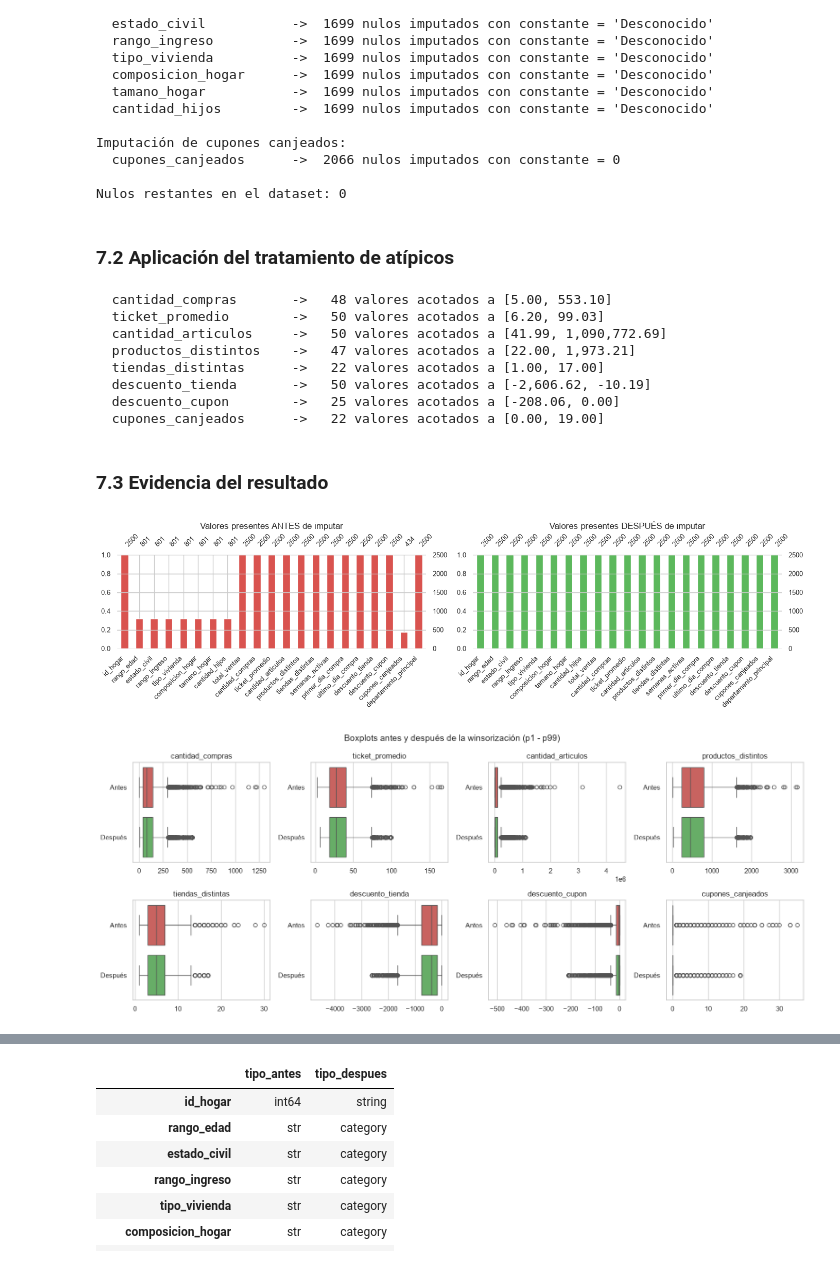
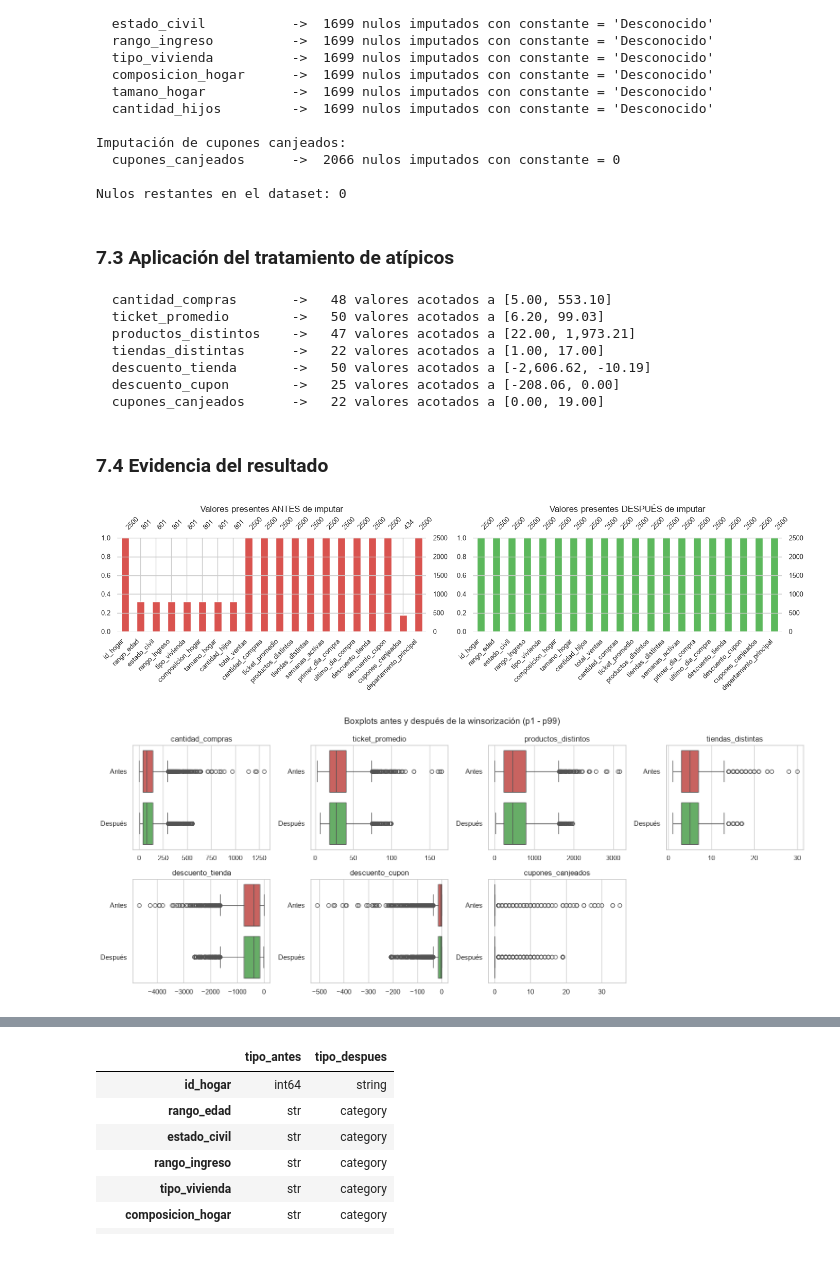
Before and after one commit to Eyner1/Laboratorio_4_Mineria_de_Datos_ISW_911_EDA_dataset_InvacomDW, a Jupyter notebook: lab4_IC2025.ipynb, the cells around one changed output, grey strips where cells are left out. Cells and saved outputs as stored; diff of their text form; code cells hidden in the pictures.

```diff
--- a/lab4_IC2025.ipynb
+++ b/lab4_IC2025.ipynb
@@ -587,0 +585,5 @@ def tratar_atipicos(datos, columnas, metodo="percentil", p_inf=0.01, p_sup=0.99,
+# %%
+df = df.drop(columns="cantidad_articulos")
+COLS_NUMERICAS = [col for col in COLS_NUMERICAS if col != "cantidad_articulos"]
+print("Variable retirada: cantidad_articulos (unidad no homogénea)")
+print(f"Hogares conservados: {len(df):,} | Columnas antes de imputar: {df.shape[1]}")
@@ -617,9 +622,9 @@ Imputación de cupones canjeados:
 
 Nulos restantes en el dataset: 0
 # %% [markdown]
-### 7.2 Aplicación del tratamiento de atípicos
+### 7.3 Aplicación del tratamiento de atípicos
 # %%
-COLS_ACOTAR = ["cantidad_compras", "ticket_promedio", "cantidad_articulos", "productos_distintos",
+COLS_ACOTAR = ["cantidad_compras", "ticket_promedio", "productos_distintos",
                "tiendas_distintas", "descuento_tienda", "descuento_cupon", "cupones_canjeados"]
 
 df_antes_atipicos = df.copy()
@@ -627,39 +632,44 @@ df = tratar_atipicos(df, COLS_ACOTAR, metodo="percentil", p_inf=0.01, p_sup=0.99
 # %% [output]
   cantidad_compras       ->   48 valores acotados a [5.00, 553.10]
   ticket_promedio        ->   50 valores acotados a [6.20, 99.03]
-  cantidad_articulos     ->   50 valores acotados a [41.99, 1,090,772.69]
   productos_distintos    ->   47 valores acotados a [22.00, 1,973.21]
   tiendas_distintas      ->   22 valores acotados a [1.00, 17.00]
   descuento_tienda       ->   50 valores acotados a [-2,606.62, -10.19]
   descuento_cupon        ->   25 valores acotados a [-208.06, 0.00]
   cupones_canjeados      ->   22 valores acotados a [0.00, 19.00]
 # %% [markdown]
-### 7.3 Evidencia del resultado
+### 7.4 Evidencia del resultado
 # %%
+# Se comparan las mismas variables conservadas en ambos gráficos.
+columnas_comparables = df.drop(columns="tiene_demografia").columns
 fig, axes = plt.subplots(1, 2, figsize=(14, 4))
-msno.bar(df_original.rename(columns=nombres_es), ax=axes[0], fontsize=9, color="#d9534f")
+msno.bar(df_original.rename(columns=nombres_es)[columnas_comparables],
+         ax=axes[0], fontsize=9, color="#d9534f")
 axes[0].set_title("Valores presentes ANTES de imputar")
-msno.bar(df.drop(columns="tiene_demografia"), ax=axes[1], fontsize=9, color="#5cb85c")
+msno.bar(df[columnas_comparables], ax=axes[1], fontsize=9, color="#5cb85c")
 axes[1].set_title("Valores presentes DESPUÉS de imputar")
 plt.tight_layout()
 plt.show()
 # %% [output]
-[figure, old version]
+[figure, new version]
 # %%
 fig, axes = plt.subplots(2, 4, figsize=(16, 6.5))
 for i, col in enumerate(COLS_ACOTAR):
     ax = axes.flat[i]
     comparacion = pd.DataFrame({"Antes": df_antes_atipicos[col], "Después": df[col]}).melt(
         var_name="estado", value_name=col)
-    sns.boxplot(data=comparacion, x=col, y="estado", ax=ax, palette=["#d9534f", "#5cb85c"])
+    sns.boxplot(data=comparacion, x=col, y="estado", hue="estado", ax=ax,
+                palette=["#d9534f", "#5cb85c"], legend=False)
     ax.set_title(col)
     ax.set_xlabel("")
     ax.set_ylabel("")
+for ax in list(axes.flat)[len(COLS_ACOTAR):]:
+    ax.set_visible(False)
 fig.suptitle("Boxplots antes y después de la winsorización (p1 - p99)", fontsize=14)
 plt.tight_layout()
 plt.show()
 # %% [output]
-[figure, old version]
+[figure, new version]
 # %%
 pd.DataFrame({
     "max_antes": df_antes_atipicos[COLS_ACOTAR].max(),
```
Also changed, not shown: parts of 28 cells of this notebook, 5 other files.
